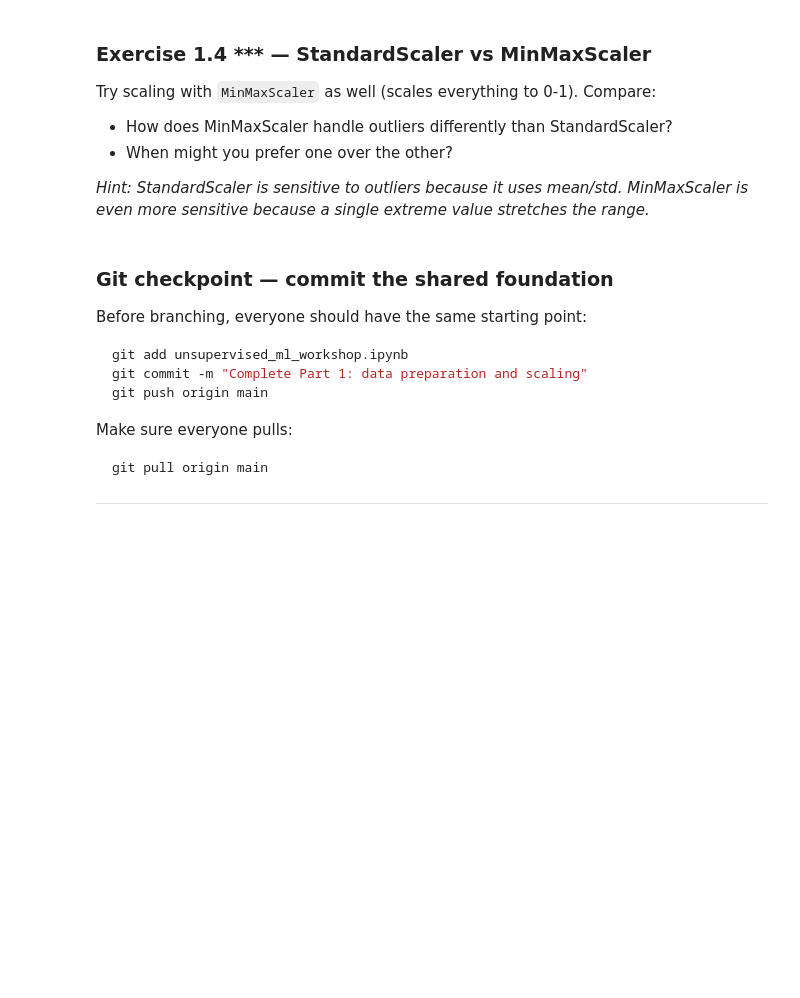
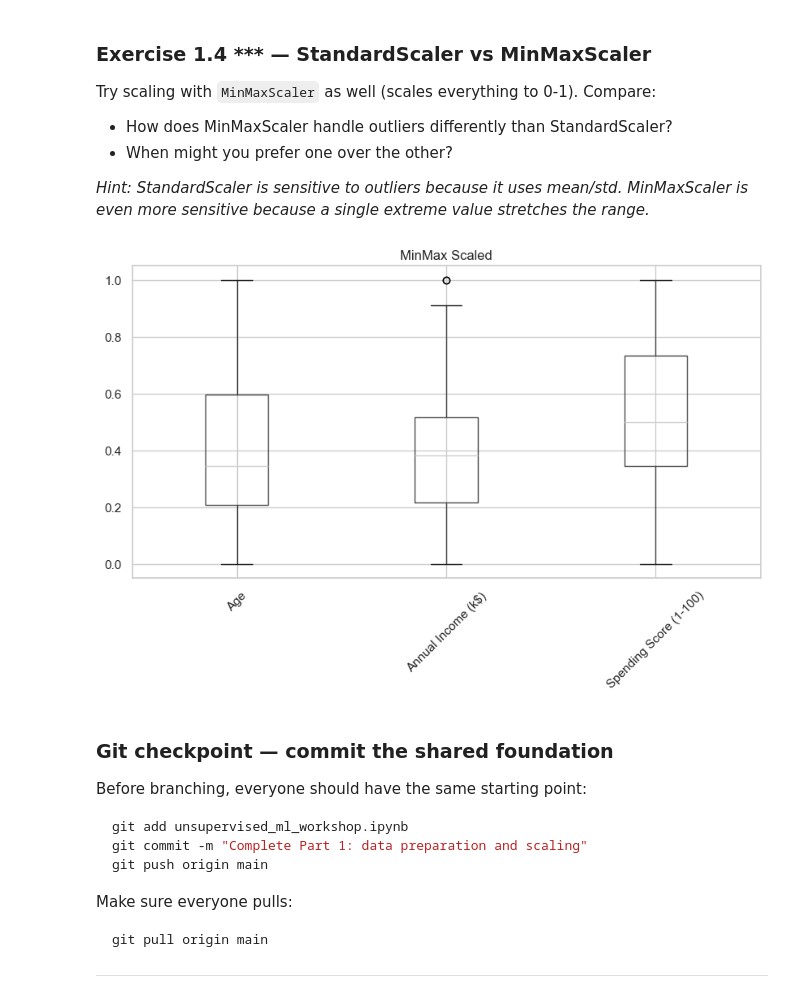
Before and after one commit to Oscar-Nilsson1/Workshop-UML, a Jupyter notebook: unsupervised_ml_workshop.ipynb, the cells around one changed output. Saved outputs shown, nothing was run; the diff lists cells and outputs as text; code cells hidden in the pictures; blank space fills up the shorter version.

```diff
--- a/unsupervised_ml_workshop.ipynb
+++ b/unsupervised_ml_workshop.ipynb
@@ -141,3 +177,16 @@ Try scaling with `MinMaxScaler` as well (scales everything to 0-1). Compare:
+# %%
+from sklearn.preprocessing import MinMaxScaler
+
+scaler = MinMaxScaler()
+X_minmax = pd.DataFrame(scaler.fit_transform(X), columns=X.columns)
+
+X_minmax.describe()
+
+X_minmax.boxplot(rot=45)
+plt.title("MinMax Scaled")
+plt.show()
+# %% [output]
+[figure, added]
 # %% [markdown]
 ### Git checkpoint — commit the shared foundation
 
```
Also changed, not shown: parts of 7 cells of this notebook, 1 other file.
